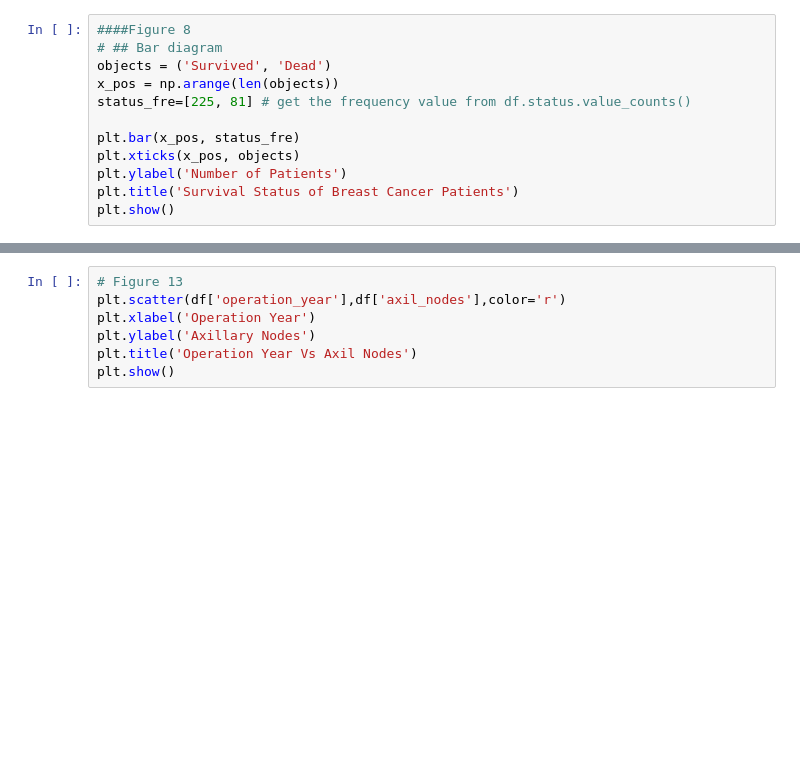
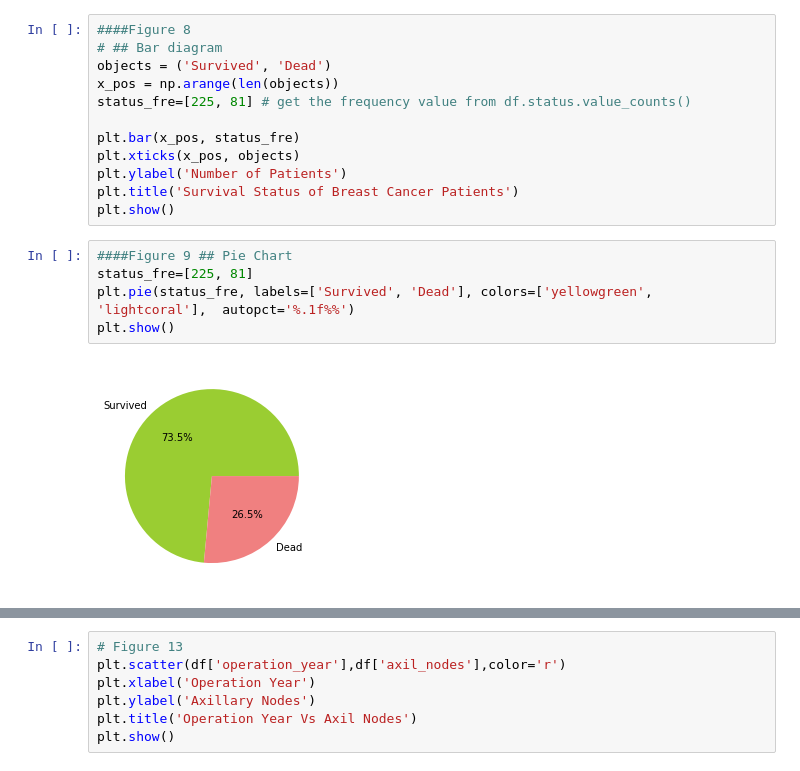
Before and after one commit to mmisobuj/Data-Science-with-Python, a Jupyter notebook: 02.Descriptive-Statistics-with-Python/Python-Descriptive-Statistics-1.ipynb, the cells around one changed output, grey strips where cells are left out. Drawn from its saved outputs; the diff is of its cells as text; blank space fills up the shorter version.

```diff
--- a/02.Descriptive-Statistics-with-Python/Python-Descriptive-Statistics-1.ipynb
+++ b/02.Descriptive-Statistics-with-Python/Python-Descriptive-Statistics-1.ipynb
@@ -88,3 +88,10 @@ plt.xticks(x_pos, objects)
 plt.ylabel('Number of Patients')
 plt.title('Survival Status of Breast Cancer Patients')
 plt.show()
+# %%
+####Figure 9 ## Pie Chart
+status_fre=[225, 81]
+plt.pie(status_fre, labels=['Survived', 'Dead'], colors=['yellowgreen', 'lightcoral'],  autopct='%.1f%%')
+plt.show()
+# %% [output]
+[figure, added]
```
Also changed, not shown: parts of 1 cell of this notebook.
